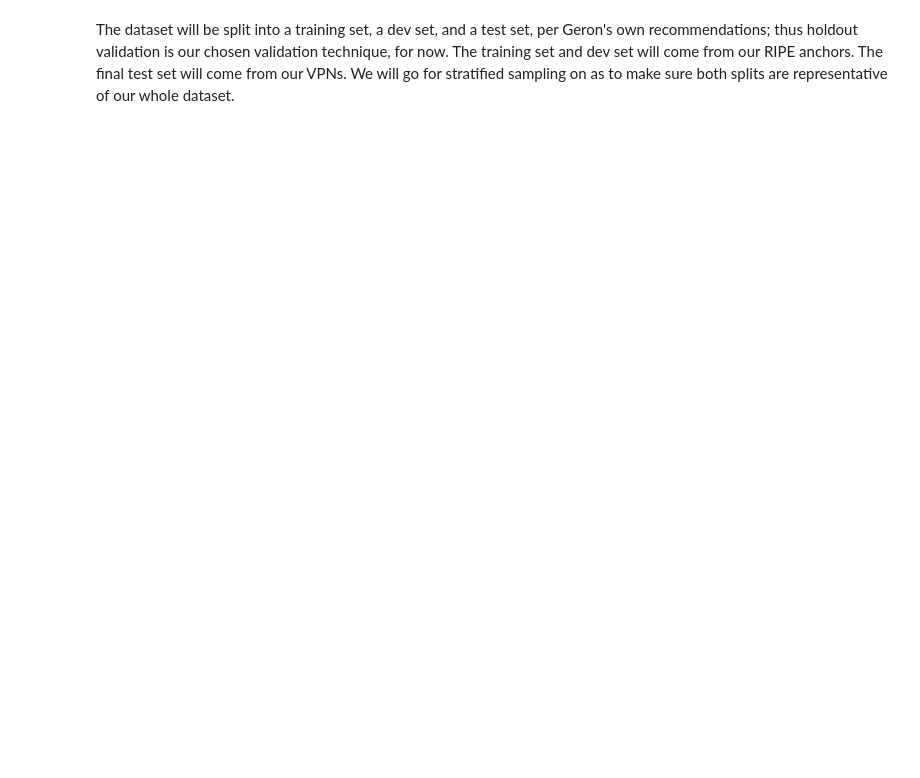
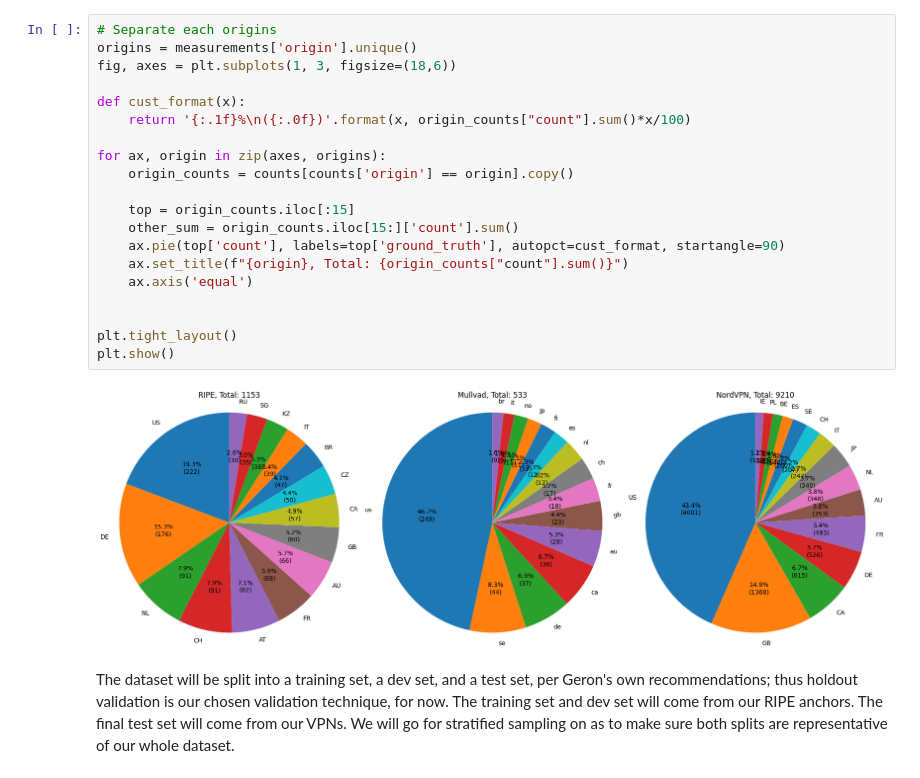
Before and after one commit to rtafurthgarcia/COM763-Assignment, a Jupyter notebook: preparation.ipynb, the cells around one changed output. Cells and saved outputs as stored; diff of their text form; blank space fills up the shorter version.

```diff
--- a/preparation.ipynb
+++ b/preparation.ipynb
@@ -92,3 +122,25 @@ plt.show()
+# %%
+# Separate each origins
+origins = measurements['origin'].unique()
+fig, axes = plt.subplots(1, 3, figsize=(18,6))
+
+def cust_format(x):
+    return '{:.1f}%\n({:.0f})'.format(x, origin_counts["count"].sum()*x/100)
+
+for ax, origin in zip(axes, origins):
+    origin_counts = counts[counts['origin'] == origin].copy()
+
+    top = origin_counts.iloc[:15]
+    other_sum = origin_counts.iloc[15:]['count'].sum()
+    ax.pie(top['count'], labels=top['ground_truth'], autopct=cust_format, startangle=90)
+    ax.set_title(f"{origin}, Total: {origin_counts["count"].sum()}")
+    ax.axis('equal')
+
+
+plt.tight_layout()
+plt.show()
+# %% [output]
+[figure, added]
 # %% [markdown]
 The dataset will be split into a training set, a dev set, and a test set, per Geron's own recommendations; thus holdout validation is our chosen validation technique, for now. The training set and dev set will come from our RIPE anchors. The final test set will come from our VPNs. We will go for stratified sampling on as to make sure both splits are representative of our whole dataset.
 # %%
```
Also changed, not shown: parts of 14 cells of this notebook.
